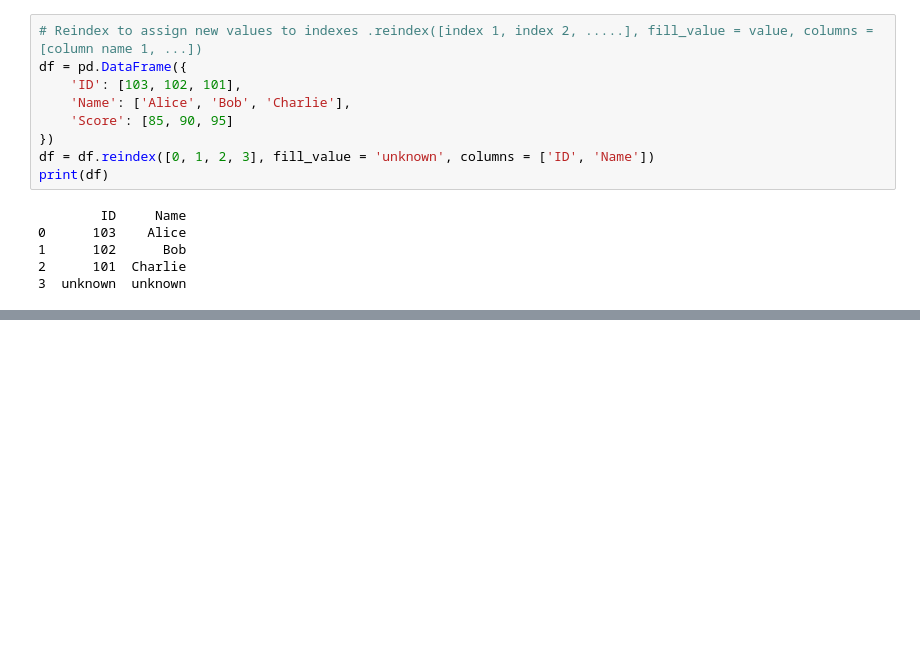
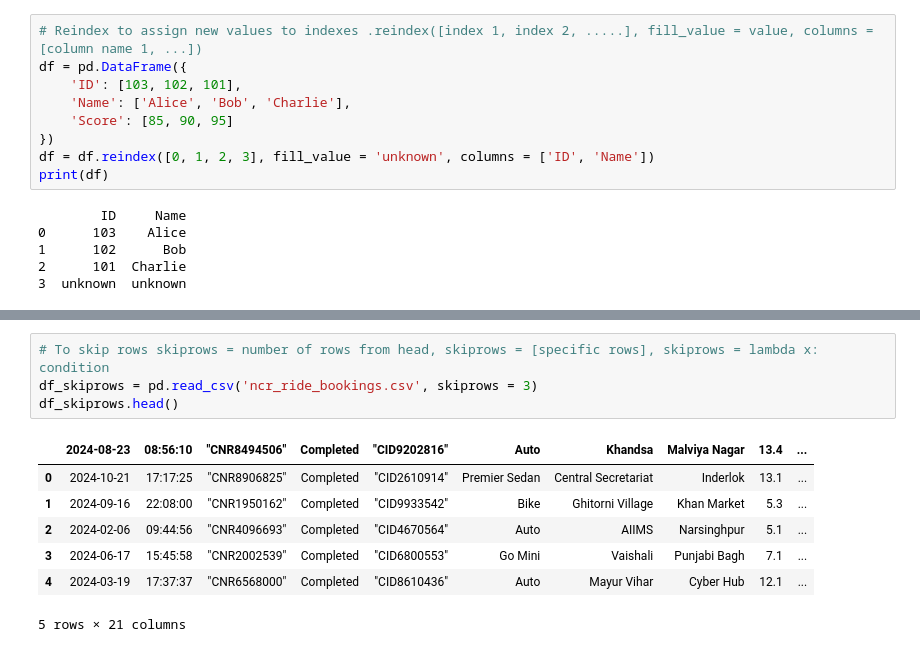
Before and after one commit to Votr2x/CODERS, a Jupyter notebook: Resources/Python/Pandas.ipynb, the cells around one changed output, grey strips where cells are left out. Drawn from its saved outputs; the diff is of its cells as text; blank space fills up the shorter version.

```diff
--- a/Resources/Python/Pandas.ipynb
+++ b/Resources/Python/Pandas.ipynb
@@ -292,0 +365,12 @@ print(df)
+# %%
+# To skip rows skiprows = number of rows from head, skiprows = [specific rows], skiprows = lambda x: condition
+df_skiprows = pd.read_csv('ncr_ride_bookings.csv', skiprows = 3)
+df_skiprows.head()
+# %% [output]
+|  | 2024-08-23 | 08:56:10 | "CNR8494506" | Completed | "CID9202816" | Auto | Khandsa | Malviya Nagar | 13.4 | ... |
+| 0 | 2024-10-21 | 17:17:25 | "CNR8906825" | Completed | "CID2610914" | Premier Sedan | Central Secretariat | Inderlok | 13.1 | ... |
+| 1 | 2024-09-16 | 22:08:00 | "CNR1950162" | Completed | "CID9933542" | Bike | Ghitorni Village | Khan Market | 5.3 | ... |
+| 2 | 2024-02-06 | 09:44:56 | "CNR4096693" | Completed | "CID4670564" | Auto | AIIMS | Narsinghpur | 5.1 | ... |
+| 3 | 2024-06-17 | 15:45:58 | "CNR2002539" | Completed | "CID6800553" | Go Mini | Vaishali | Punjabi Bagh | 7.1 | ... |
+| 4 | 2024-03-19 | 17:37:37 | "CNR6568000" | Completed | "CID8610436" | Auto | Mayur Vihar | Cyber Hub | 12.1 | ... |
+5 rows × 21 columns
```
Also changed, not shown: parts of 10 cells of this notebook.
